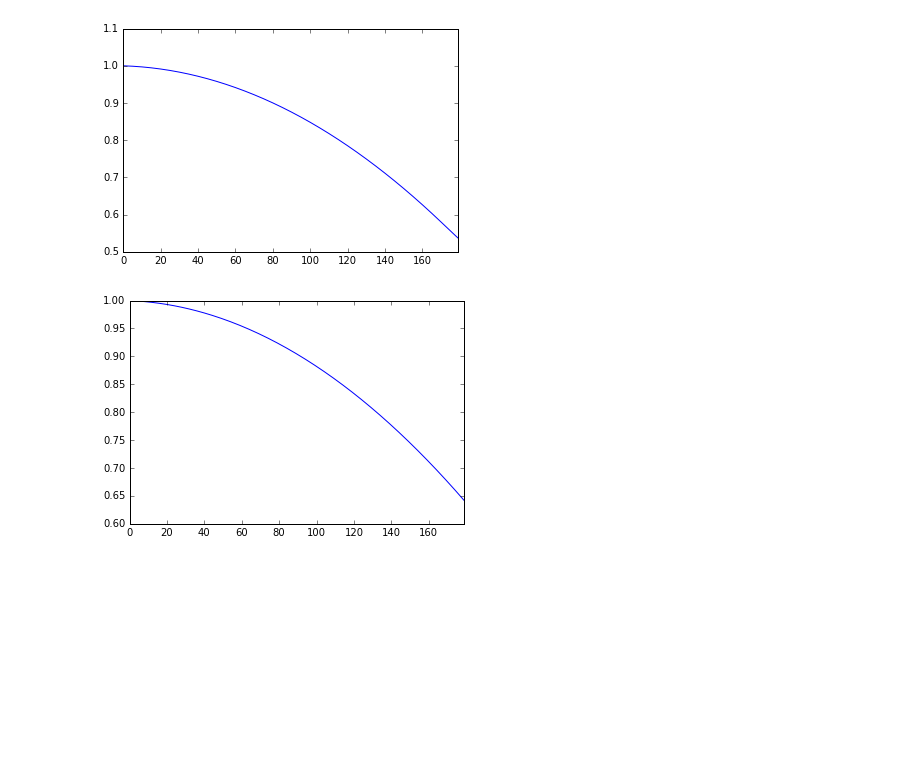
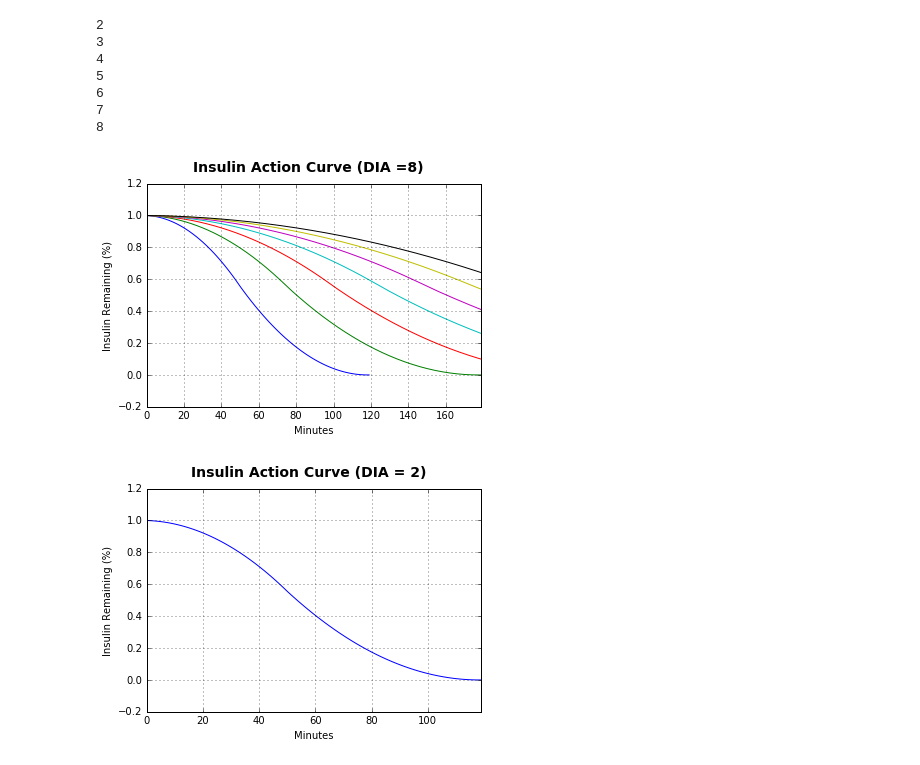
Before and after one commit to Nightscou2018/Replicate-OpenAPS-IOB-calcs, a Jupyter notebook: OpenAPS IOB Calculations.ipynb, the cells around one changed output. Saved outputs shown, nothing was run; the diff lists cells and outputs as text; code cells hidden in the pictures; blank space fills up the shorter version.

Commit message:
Got some nicer graphs going

```diff
--- a/OpenAPS IOB Calculations.ipynb
+++ b/OpenAPS IOB Calculations.ipynb
@@ -44,7 +52,11 @@ def calc_IOB(dia):
             x = (i_min - peak) / 5
             x_list.append(x)
             iob_pct = insulin_action_coeffs[1][0] + insulin_action_coeffs[1][1] * x**2 + insulin_action_coeffs[1][2] * x
-            iob_list.append(iob_pct)
+            iob_list.append(iob_pct)plt.axis([0,180,-0.2,1.2])
+plt.ylabel('Insulin Remaining (%)')
+plt.xlabel('Minutes')
+plt.suptitle('Insulin Action Curve (DIA = 3)', fontsize=14, fontweight='bold')
+dict_of_dfs_by_dia[3]['iob_pct_dia_3'].plot(kind='line').grid(True)
 
     return x_list, iob_list
 # %%
@@ -79,8 +71,26 @@ my_plot = dict_of_dfs_by_dia[6]['iob_pct_dia_6'].plot(kind='line')
-# %%
-my_plot = dict_of_dfs_by_dia[7]['iob_pct_dia_7'].plot(kind='line')
-# %% [output]
-[figure, removed]
-# %%
-my_plot = dict_of_dfs_by_dia[8]['iob_pct_dia_8'].plot(kind='line')
-# %% [output]
-[figure, removed]
+# %%
+for dia in range(2,9):
+    dia_str = str(dia)
+    print (dia_str)
+    plt.axis([0,180,-0.2,1.2])
+    plt.ylabel('Insulin Remaining (%)')
+    plt.xlabel('Minutes')
+    plt.suptitle('Insulin Action Curve (DIA =' + dia_str + ')', fontsize=14, fontweight='bold')
+    dict_of_dfs_by_dia[dia]['iob_pct_dia_' + dia_str].plot(kind='line').grid(True)
+# %% [output]
+2
+3
+4
+5
+6
+7
+8
+[figure, added]
+# %%
+plt.axis([0,180,-0.2,1.2])
+plt.ylabel('Insulin Remaining (%)')
+plt.xlabel('Minutes')
+plt.suptitle('Insulin Action Curve (DIA = 2)', fontsize=14, fontweight='bold')
+dict_of_dfs_by_dia[2]['iob_pct_dia_2'].plot(kind='line').grid(True)
+# %% [output]
+[figure, added]
```
Also changed, not shown: parts of 12 cells of this notebook.
